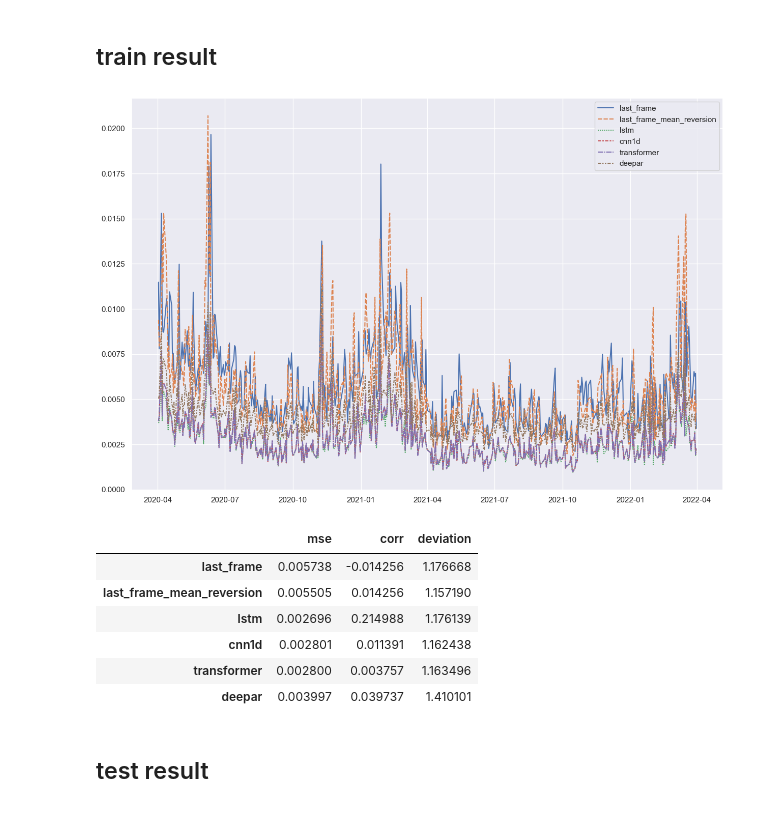
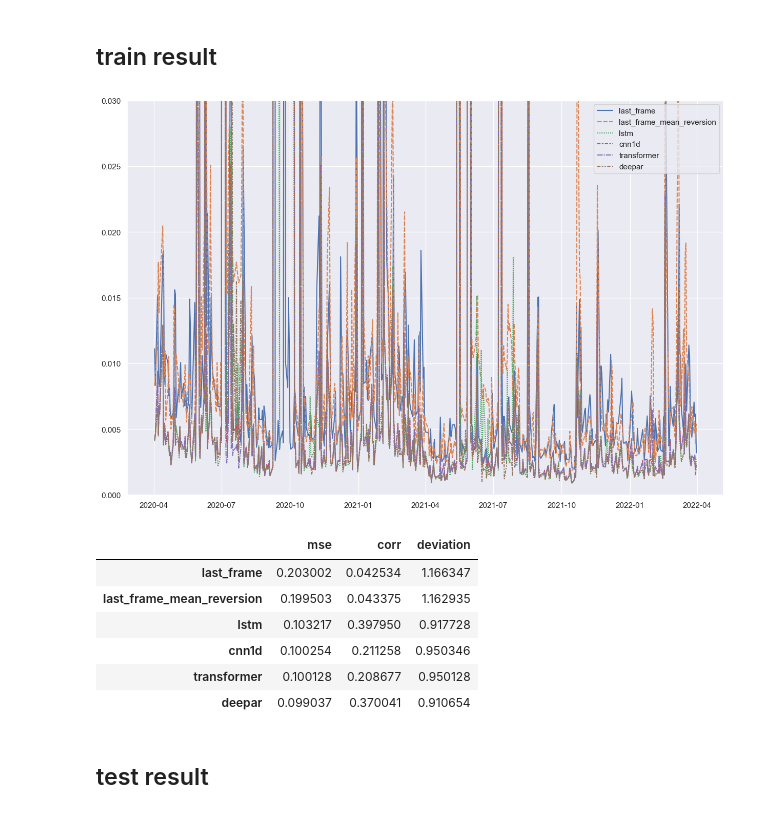
Before and after one commit to JimmyGoo/6000proj2, a Jupyter notebook: model_compare.ipynb, the cells around one changed output. Cells and saved outputs as stored; diff of their text form; code cells hidden in the pictures.

```diff
--- a/model_compare.ipynb
+++ b/model_compare.ipynb
@@ -39,10 +39,15 @@ universe = Universe()
 liquid_ticker_ret = universe.get_liquid_ticker_return('2022-03-31')
 # %% [output]
   universe = pd.read_csv(self._root / f'{inception_date}.csv', squeeze=True)
+# %%
+### standardize the return using rolling mean and std of 20d
+ret_mean_roll = liquid_ticker_ret.rolling(20).mean()
+ret_std_roll = liquid_ticker_ret.rolling(20).std()
+ticker_ret_transform = (liquid_ticker_ret - ret_mean_roll) / (ret_std_roll + 1e-6)
 # %% [markdown]
 ### loading the past 2 years training data
 # %%
-ret_train = liquid_ticker_ret.loc[:inception_date].iloc[-TWO_YEAR_TRADE_DAYS-WIN_LEN:]
+ret_train = ticker_ret_transform.loc[:inception_date].iloc[-TWO_YEAR_TRADE_DAYS-WIN_LEN:]
 train_index = ret_train.loc[:inception_date].iloc[-TWO_YEAR_TRADE_DAYS:].index
 train_flat = ret_train.values.flatten()
 train_flat = train_flat[train_flat != 0]
@@ -287,39 +285,55 @@ y_pred_test_transformer = transformer.predict(X_test)
 
 y_pred_train_deepar = deepar.predict_mu(X)
 y_pred_test_deepar = deepar.predict_mu(X_test)
+# %%
+y_pred_train_lf_real = y_pred_train_lf * ret_std_roll.loc[train_index].values + ret_mean_roll.loc[train_index].values
+y_pred_train_lfmr_real = y_pred_train_lfmr * ret_std_roll.loc[train_index].values + ret_mean_roll.loc[train_index].values
+y_pred_train_lstm_real = y_pred_train_lstm * ret_std_roll.loc[train_index].values + ret_mean_roll.loc[train_index].values
+y_pred_train_cnn1d_real = y_pred_train_cnn1d * ret_std_roll.loc[train_index].values + ret_mean_roll.loc[train_index].values
+y_pred_train_transformer_real = y_pred_train_transformer * ret_std_roll.loc[train_index].values + ret_mean_roll.loc[train_index].values
+y_pred_train_deepar_real = y_pred_train_deepar * ret_std_roll.loc[train_index].values + ret_mean_roll.loc[train_index].values
+y_real = y * ret_std_roll.loc[train_index].values + ret_mean_roll.loc[train_index].values
+
+y_pred_test_lf_real = y_pred_test_lf * ret_std_roll.loc[test_index].values + ret_mean_roll.loc[test_index].values
+y_pred_test_lfmr_real = y_pred_test_lfmr * ret_std_roll.loc[test_index].values + ret_mean_roll.loc[test_index].values
+y_pred_test_lstm_real = y_pred_test_lstm * ret_std_roll.loc[test_index].values + ret_mean_roll.loc[test_index].values
+y_pred_test_cnn1d_real = y_pred_test_cnn1d * ret_std_roll.loc[test_index].values + ret_mean_roll.loc[test_index].values
+y_pred_test_transformer_real = y_pred_test_transformer * ret_std_roll.loc[test_index].values + ret_mean_roll.loc[test_index].values
+y_pred_test_deepar_real = y_pred_test_deepar * ret_std_roll.loc[test_index].values + ret_mean_roll.loc[test_index].values
+y_test_real = y_test * ret_std_roll.loc[test_index].values + ret_mean_roll.loc[test_index].values
 # %% [markdown]
 ## train result
 # %%
 ax_train, mse_df_train = plot_mse(
     [
-        y_pred_train_lf, y_pred_train_lfmr, y_pred_train_lstm, y_pred_train_cnn1d,
-        y_pred_train_transformer, y_pred_train_deepar
-    ], y,
+        y_pred_train_lf_real, y_pred_train_lfmr_real, y_pred_train_lstm_real, y_pred_train_cnn1d_real,
+        y_pred_train_transformer_real, y_pred_train_deepar_real
+    ], y_real,
     [
         'last_frame', 'last_frame_mean_reversion', 'lstm', 'cnn1d', 'transformer', 'deepar'
     ],
     train_index
 )
 # %% [output]
-[figure, old version]
+[figure, new version]
 # %%
 generate_report(
     [
-        y_pred_train_lf, y_pred_train_lfmr, y_pred_train_lstm, y_pred_train_cnn1d,
-        y_pred_train_transformer, y_pred_train_deepar
-    ], y,
+        y_pred_train_lf_real, y_pred_train_lfmr_real, y_pred_train_lstm_real, y_pred_train_cnn1d_real,
+        y_pred_train_transformer_real, y_pred_train_deepar_real
+    ], y_real,
     [
         'last_frame', 'last_frame_mean_reversion', 'lstm', 'cnn1d', 'transformer', 'deepar'
     ]
 )
 # %% [output]
 |  | mse | corr | deviation |
-| last_frame | 0.005738 | -0.014256 | 1.176668 |
-| last_frame_mean_reversion | 0.005505 | 0.014256 | 1.157190 |
-| lstm | 0.002696 | 0.214988 | 1.176139 |
-| cnn1d | 0.002801 | 0.011391 | 1.162438 |
-| transformer | 0.002800 | 0.003757 | 1.163496 |
-| deepar | 0.003997 | 0.039737 | 1.410101 |
+| last_frame | 0.203002 | 0.042534 | 1.166347 |
+| last_frame_mean_reversion | 0.199503 | 0.043375 | 1.162935 |
+| lstm | 0.103217 | 0.397950 | 0.917728 |
+| cnn1d | 0.100254 | 0.211258 | 0.950346 |
+| transformer | 0.100128 | 0.208677 | 0.950128 |
+| deepar | 0.099037 | 0.370041 | 0.910654 |
 # %% [markdown]
 ## test result
 # %%
```
Also changed, not shown: parts of 13 cells of this notebook, 5 other files.
